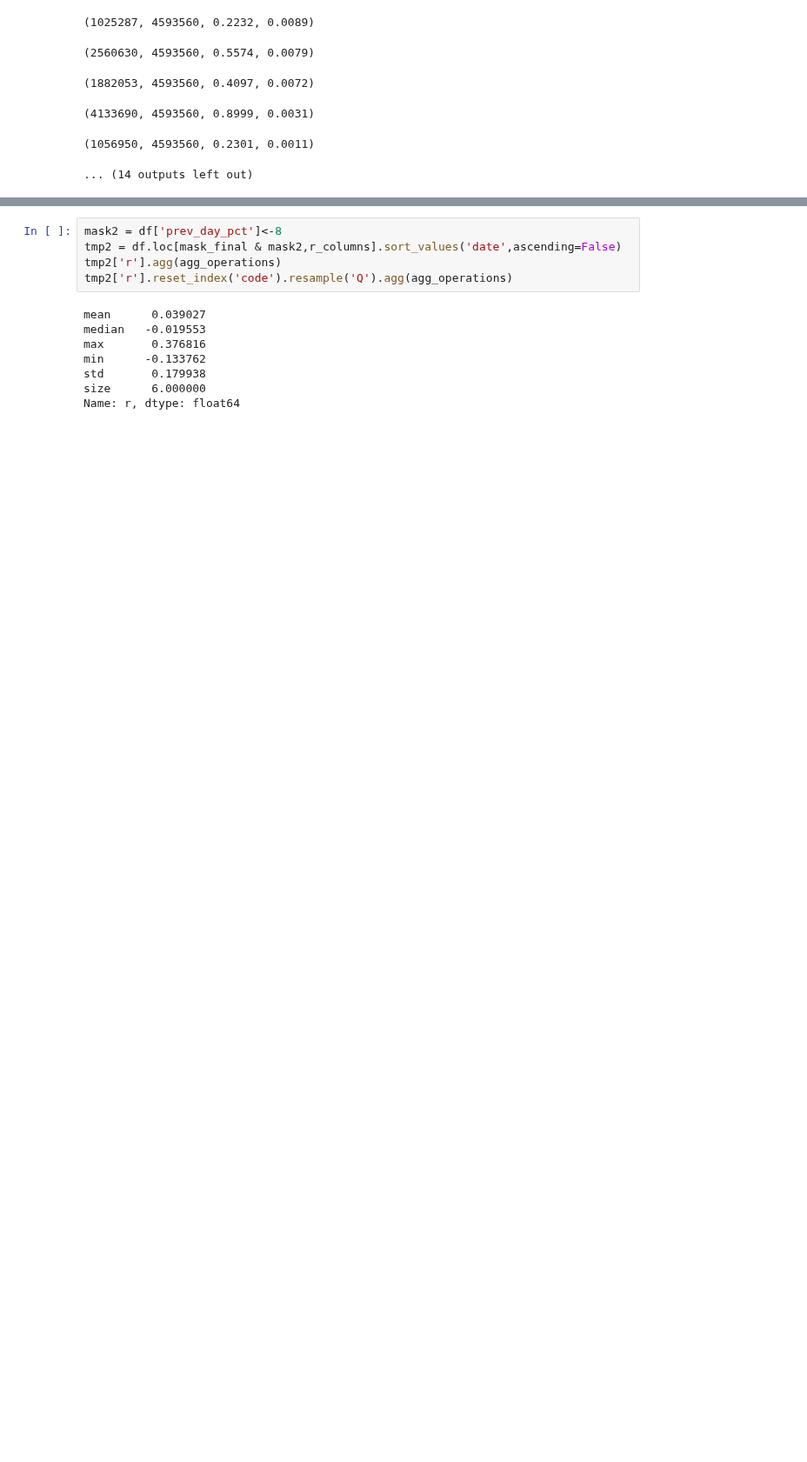
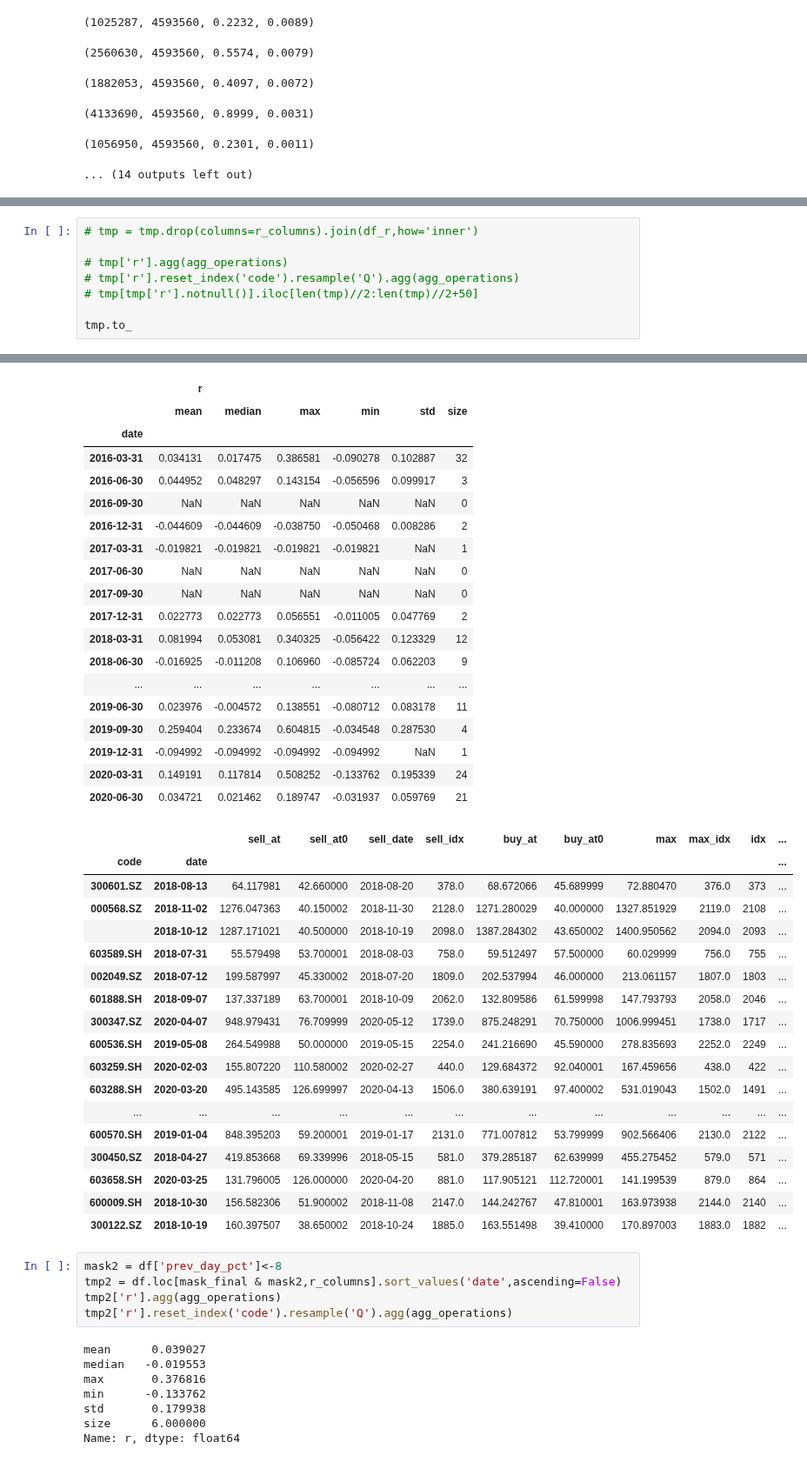
Before and after one commit to Bantorra0/Quant, a Jupyter notebook: 低位大阳.ipynb, the cells around one changed output, grey strips where cells are left out. Shown at 87% size. Saved outputs shown, nothing was run; the diff lists cells and outputs as text; blank space fills up the shorter version.

```diff
--- a/低位大阳.ipynb
+++ b/低位大阳.ipynb
@@ -1003,0 +1023,9 @@ tmp[tmp['r'].notnull()].iloc[len(tmp)//2:len(tmp)//2+50]
+# %%
+# tmp = tmp.drop(columns=r_columns).join(df_r,how='inner')
+
+# tmp['r'].agg(agg_operations)
+# tmp['r'].reset_index('code').resample('Q').agg(agg_operations)
+# tmp[tmp['r'].notnull()].iloc[len(tmp)//2:len(tmp)//2+50]
+
+tmp.to_
+# %% [output]
@@ -1004,3 +1039,40 @@ tmp[tmp['r'].notnull()].iloc[len(tmp)//2:len(tmp)//2+50]
+|  | r |  |  |  |  |  |
+|  | mean | median | max | min | std | size |
+| date |  |  |  |  |  |  |
+| 2016-03-31 | 0.034131 | 0.017475 | 0.386581 | -0.090278 | 0.102887 | 32 |
+| 2016-06-30 | 0.044952 | 0.048297 | 0.143154 | -0.056596 | 0.099917 | 3 |
+| 2016-09-30 | NaN | NaN | NaN | NaN | NaN | 0 |
+| 2016-12-31 | -0.044609 | -0.044609 | -0.038750 | -0.050468 | 0.008286 | 2 |
+| 2017-03-31 | -0.019821 | -0.019821 | -0.019821 | -0.019821 | NaN | 1 |
+| 2017-06-30 | NaN | NaN | NaN | NaN | NaN | 0 |
+| 2017-09-30 | NaN | NaN | NaN | NaN | NaN | 0 |
+| 2017-12-31 | 0.022773 | 0.022773 | 0.056551 | -0.011005 | 0.047769 | 2 |
+| 2018-03-31 | 0.081994 | 0.053081 | 0.340325 | -0.056422 | 0.123329 | 12 |
+| 2018-06-30 | -0.016925 | -0.011208 | 0.106960 | -0.085724 | 0.062203 | 9 |
+| ... | ... | ... | ... | ... | ... | ... |
+| 2019-06-30 | 0.023976 | -0.004572 | 0.138551 | -0.080712 | 0.083178 | 11 |
+| 2019-09-30 | 0.259404 | 0.233674 | 0.604815 | -0.034548 | 0.287530 | 4 |
+| 2019-12-31 | -0.094992 | -0.094992 | -0.094992 | -0.094992 | NaN | 1 |
+| 2020-03-31 | 0.149191 | 0.117814 | 0.508252 | -0.133762 | 0.195339 | 24 |
+| 2020-06-30 | 0.034721 | 0.021462 | 0.189747 | -0.031937 | 0.059769 | 21 |
+|  |  | sell_at | sell_at0 | sell_date | sell_idx | buy_at | buy_at0 | max | max_idx | idx | ... |
+| code | date |  |  |  |  |  |  |  |  |  | ... |
+| 300601.SZ | 2018-08-13 | 64.117981 | 42.660000 | 2018-08-20 | 378.0 | 68.672066 | 45.689999 | 72.880470 | 376.0 | 373 | ... |
+| 000568.SZ | 2018-11-02 | 1276.047363 | 40.150002 | 2018-11-30 | 2128.0 | 1271.280029 | 40.000000 | 1327.851929 | 2119.0 | 2108 | ... |
+|  | 2018-10-12 | 1287.171021 | 40.500000 | 2018-10-19 | 2098.0 | 1387.284302 | 43.650002 | 1400.950562 | 2094.0 | 2093 | ... |
+| 603589.SH | 2018-07-31 | 55.579498 | 53.700001 | 2018-08-03 | 758.0 | 59.512497 | 57.500000 | 60.029999 | 756.0 | 755 | ... |
+| 002049.SZ | 2018-07-12 | 199.587997 | 45.330002 | 2018-07-20 | 1809.0 | 202.537994 | 46.000000 | 213.061157 | 1807.0 | 1803 | ... |
+| 601888.SH | 2018-09-07 | 137.337189 | 63.700001 | 2018-10-09 | 2062.0 | 132.809586 | 61.599998 | 147.793793 | 2058.0 | 2046 | ... |
+| 300347.SZ | 2020-04-07 | 948.979431 | 76.709999 | 2020-05-12 | 1739.0 | 875.248291 | 70.750000 | 1006.999451 | 1738.0 | 1717 | ... |
+| 600536.SH | 2019-05-08 | 264.549988 | 50.000000 | 2019-05-15 | 2254.0 | 241.216690 | 45.590000 | 278.835693 | 2252.0 | 2249 | ... |
+| 603259.SH | 2020-02-03 | 155.807220 | 110.580002 | 2020-02-27 | 440.0 | 129.684372 | 92.040001 | 167.459656 | 438.0 | 422 | ... |
+| 603288.SH | 2020-03-20 | 495.143585 | 126.699997 | 2020-04-13 | 1506.0 | 380.639191 | 97.400002 | 531.019043 | 1502.0 | 1491 | ... |
+| ... | ... | ... | ... | ... | ... | ... | ... | ... | ... | ... | ... |
+| 600570.SH | 2019-01-04 | 848.395203 | 59.200001 | 2019-01-17 | 2131.0 | 771.007812 | 53.799999 | 902.566406 | 2130.0 | 2122 | ... |
+| 300450.SZ | 2018-04-27 | 419.853668 | 69.339996 | 2018-05-15 | 581.0 | 379.285187 | 62.639999 | 455.275452 | 579.0 | 571 | ... |
+| 603658.SH | 2020-03-25 | 131.796005 | 126.000000 | 2020-04-20 | 881.0 | 117.905121 | 112.720001 | 141.199539 | 879.0 | 864 | ... |
+| 600009.SH | 2018-10-30 | 156.582306 | 51.900002 | 2018-11-08 | 2147.0 | 144.242767 | 47.810001 | 163.973938 | 2144.0 | 2140 | ... |
+| 300122.SZ | 2018-10-19 | 160.397507 | 38.650002 | 2018-10-24 | 1885.0 | 163.551498 | 39.410000 | 170.897003 | 1883.0 | 1882 | ... |
 # %%
 mask2 = df['prev_day_pct']<-8
 tmp2 = df.loc[mask_final & mask2,r_columns].sort_values('date',ascending=False)
```
Also changed, not shown: parts of 4 cells of this notebook, 4 other files.
